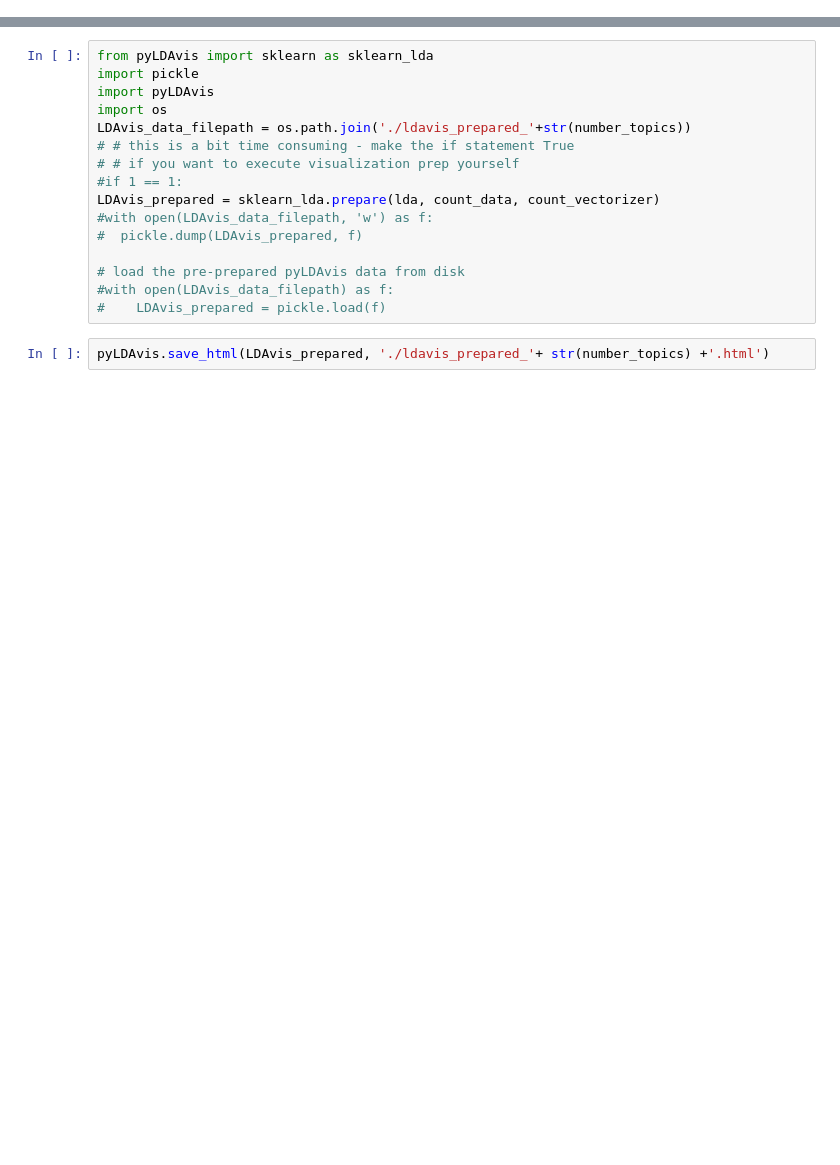
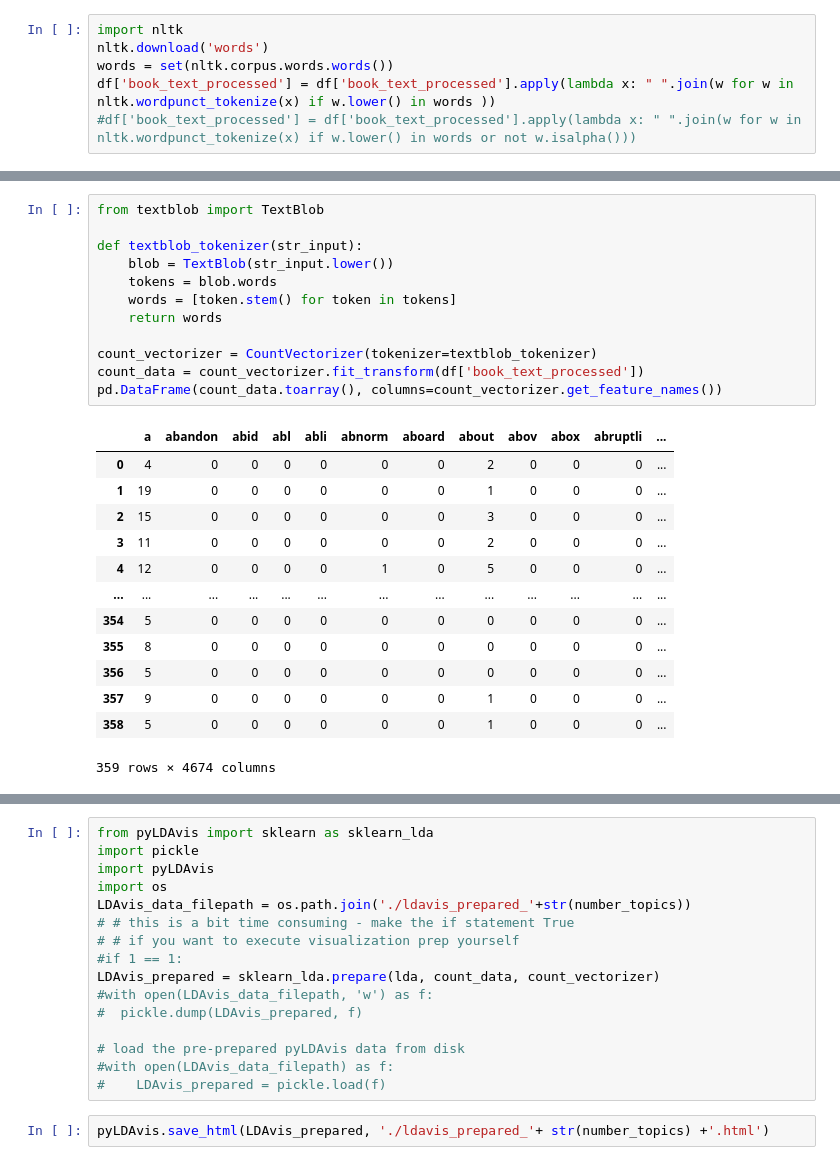
Before and after one commit to amandeep0/gec, a Jupyter notebook: text_analysis.ipynb, the cells around one changed output, grey strips where cells are left out. Saved outputs shown, nothing was run; the diff lists cells and outputs as text; blank space fills up the shorter version.

```diff
--- a/text_analysis.ipynb
+++ b/text_analysis.ipynb
@@ -90,0 +157,6 @@ plot_10_most_common_words(count_data, count_vectorizer)
+# %%
+import nltk
+nltk.download('words')
+words = set(nltk.corpus.words.words())
+df['book_text_processed'] = df['book_text_processed'].apply(lambda x: " ".join(w for w in nltk.wordpunct_tokenize(x) if w.lower() in words ))
+#df['book_text_processed'] = df['book_text_processed'].apply(lambda x: " ".join(w for w in nltk.wordpunct_tokenize(x) if w.lower() in words or not w.isalpha()))
@@ -90,0 +182,26 @@ plot_10_most_common_words(count_data, count_vectorizer)
+# %%
+from textblob import TextBlob
+
+def textblob_tokenizer(str_input):
+    blob = TextBlob(str_input.lower())
+    tokens = blob.words
+    words = [token.stem() for token in tokens]
+    return words
+
+count_vectorizer = CountVectorizer(tokenizer=textblob_tokenizer)
+count_data = count_vectorizer.fit_transform(df['book_text_processed'])
+pd.DataFrame(count_data.toarray(), columns=count_vectorizer.get_feature_names())
+# %% [output]
+|  | a | abandon | abid | abl | abli | abnorm | aboard | about | abov | abox | abruptli | ... |
+| 0 | 4 | 0 | 0 | 0 | 0 | 0 | 0 | 2 | 0 | 0 | 0 | ... |
+| 1 | 19 | 0 | 0 | 0 | 0 | 0 | 0 | 1 | 0 | 0 | 0 | ... |
+| 2 | 15 | 0 | 0 | 0 | 0 | 0 | 0 | 3 | 0 | 0 | 0 | ... |
+| 3 | 11 | 0 | 0 | 0 | 0 | 0 | 0 | 2 | 0 | 0 | 0 | ... |
+| 4 | 12 | 0 | 0 | 0 | 0 | 1 | 0 | 5 | 0 | 0 | 0 | ... |
+| ... | ... | ... | ... | ... | ... | ... | ... | ... | ... | ... | ... | ... |
+| 354 | 5 | 0 | 0 | 0 | 0 | 0 | 0 | 0 | 0 | 0 | 0 | ... |
+| 355 | 8 | 0 | 0 | 0 | 0 | 0 | 0 | 0 | 0 | 0 | 0 | ... |
+| 356 | 5 | 0 | 0 | 0 | 0 | 0 | 0 | 0 | 0 | 0 | 0 | ... |
+| 357 | 9 | 0 | 0 | 0 | 0 | 0 | 0 | 1 | 0 | 0 | 0 | ... |
+| 358 | 5 | 0 | 0 | 0 | 0 | 0 | 0 | 1 | 0 | 0 | 0 | ... |
+359 rows × 4674 columns
```
Also changed, not shown: parts of 42 cells of this notebook.
